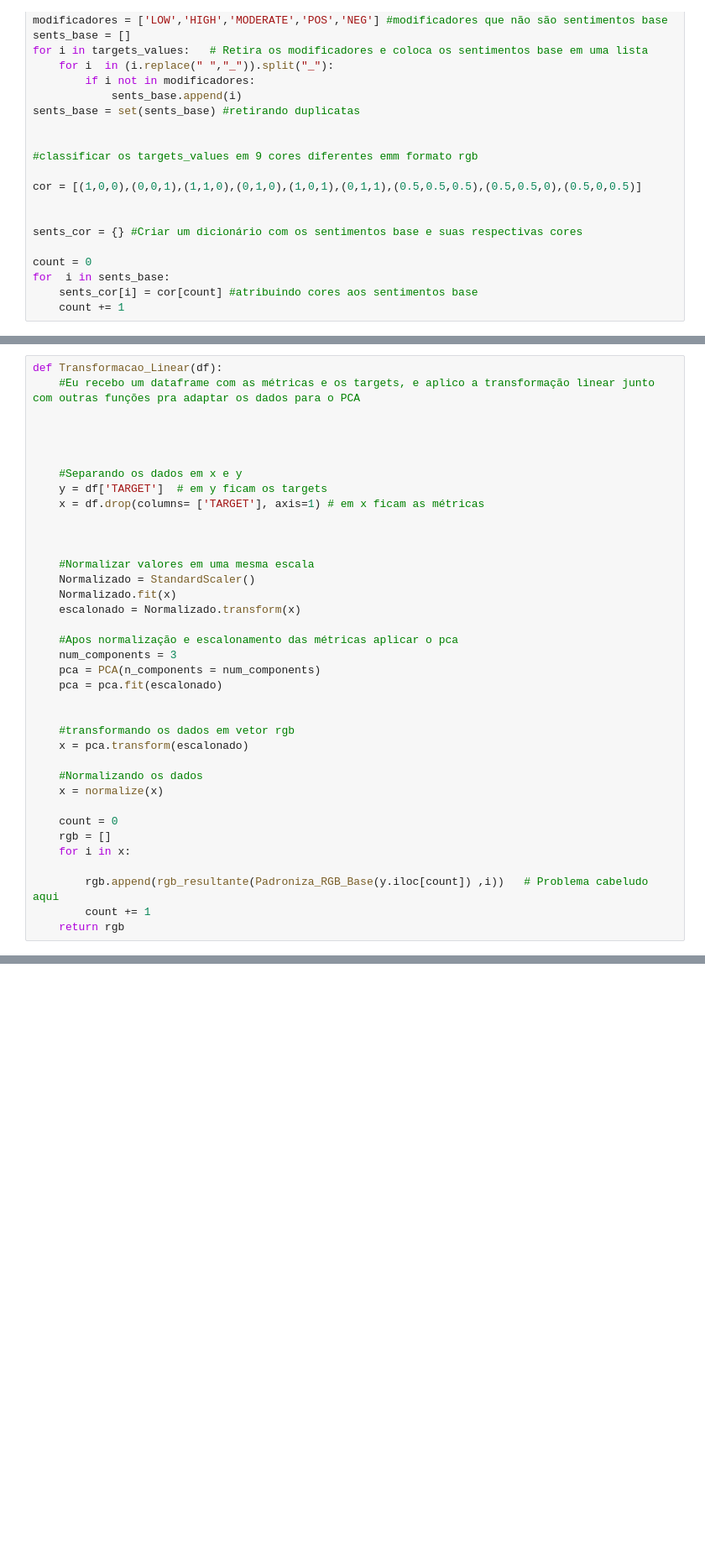
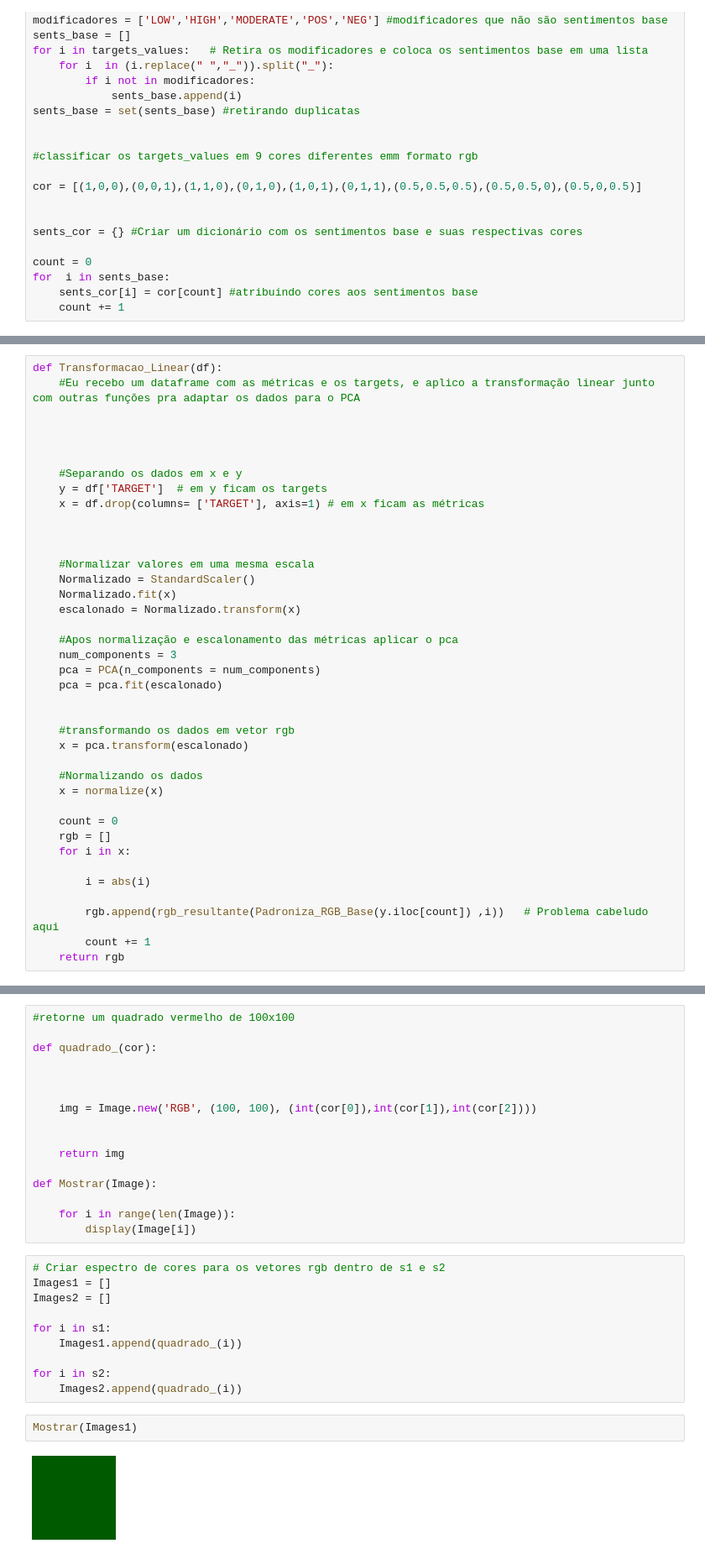
Before and after one commit to JoseAugusto011/TAIL, a Jupyter notebook: PLN/TransformacaoLinear.ipynb, the cells around one changed output, grey strips where cells are left out. Shown at 84% size. Cells and saved outputs as stored; diff of their text form; blank space fills up the shorter version.

```diff
--- a/PLN/TransformacaoLinear.ipynb
+++ b/PLN/TransformacaoLinear.ipynb
@@ -223,6 +228,8 @@ def Transformacao_Linear(df):
     rgb = []
     for i in x:
 
+        i = abs(i)
+
         rgb.append(rgb_resultante(Padroniza_RGB_Base(y.iloc[count]) ,i))   # Problema cabeludo aqui
         count += 1
     return rgb
@@ -279,0 +251,30 @@ print(s2)
+# %%
+#retorne um quadrado vermelho de 100x100
+
+def quadrado_(cor):
+
+
+
+    img = Image.new('RGB', (100, 100), (int(cor[0]),int(cor[1]),int(cor[2])))
+
+
+    return img
+
+def Mostrar(Image):
+
+    for i in range(len(Image)):
+        display(Image[i])
+# %%
+# Criar espectro de cores para os vetores rgb dentro de s1 e s2
+Images1 = []
+Images2 = []
+
+for i in s1:
+    Images1.append(quadrado_(i))
+
+for i in s2:
+    Images2.append(quadrado_(i))
+# %%
+Mostrar(Images1)
+# %% [output]
+[figure, added]
```
Also changed, not shown: parts of 8 cells of this notebook.
